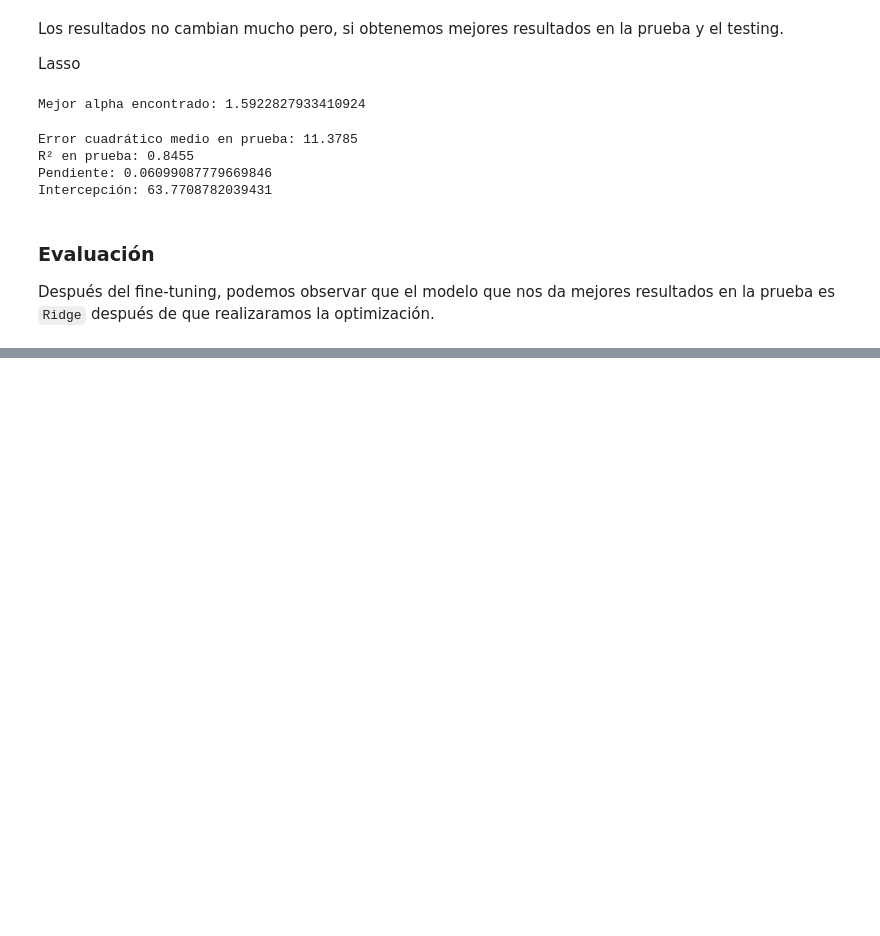
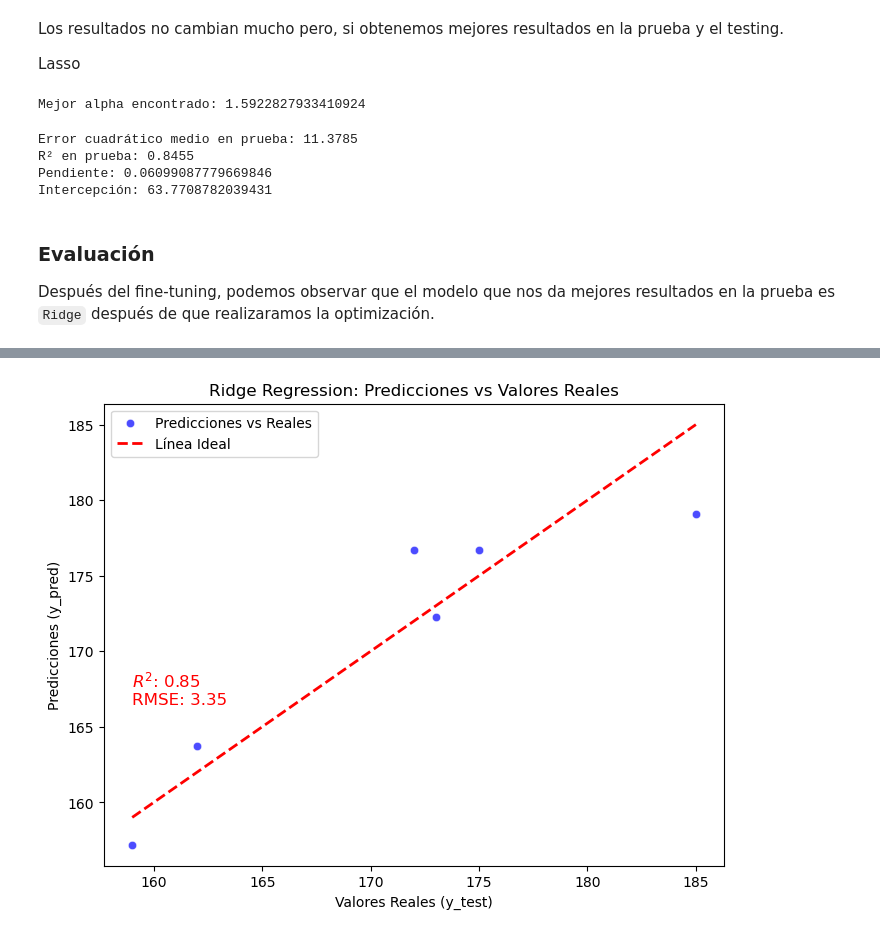
Before and after one commit to RafaelTakata0105/EstOpt_examen2, a Jupyter notebook: modelos.ipynb, the cells around one changed output, grey strips where cells are left out. Cells and saved outputs as stored; diff of their text form; code cells hidden in the pictures; blank space fills up the shorter version.

```diff
--- a/modelos.ipynb
+++ b/modelos.ipynb
@@ -237,0 +244,22 @@ Después del fine-tuning, podemos observar que el modelo que nos da mejores resu
+# %%
+# Predicciones del modelo
+y_pred = ridge.predict(X_test)
+rmse = np.sqrt(mean_squared_error(y_test, y_pred))
+r2 = r2_score(y_test, y_pred)
+
+# Gráfico de dispersión
+plt.figure(figsize=(8, 6))
+sns.scatterplot(x=y_test, y=y_pred, alpha=0.7, label="Predicciones vs Reales", color="blue")
+plt.plot([y_test.min(), y_test.max()], [y_test.min(), y_test.max()], 'r--', lw=2, label="Línea Ideal")
+
+# Agregar valores de R² y RMSE a la gráfica
+plt.text(y_test.min(), y_test.max() * 0.9, f"$R^2$: {r2:.2f}\nRMSE: {rmse:.2f}", fontsize=12, color="red")
+
+# Etiquetas y título
+plt.xlabel("Valores Reales (y_test)")
+plt.ylabel("Predicciones (y_pred)")
+plt.title("Ridge Regression: Predicciones vs Valores Reales")
+plt.legend()
+plt.show()
+# %% [output]
+[figure, added]
```
Also changed, not shown: parts of 24 cells of this notebook, 1 other file.
